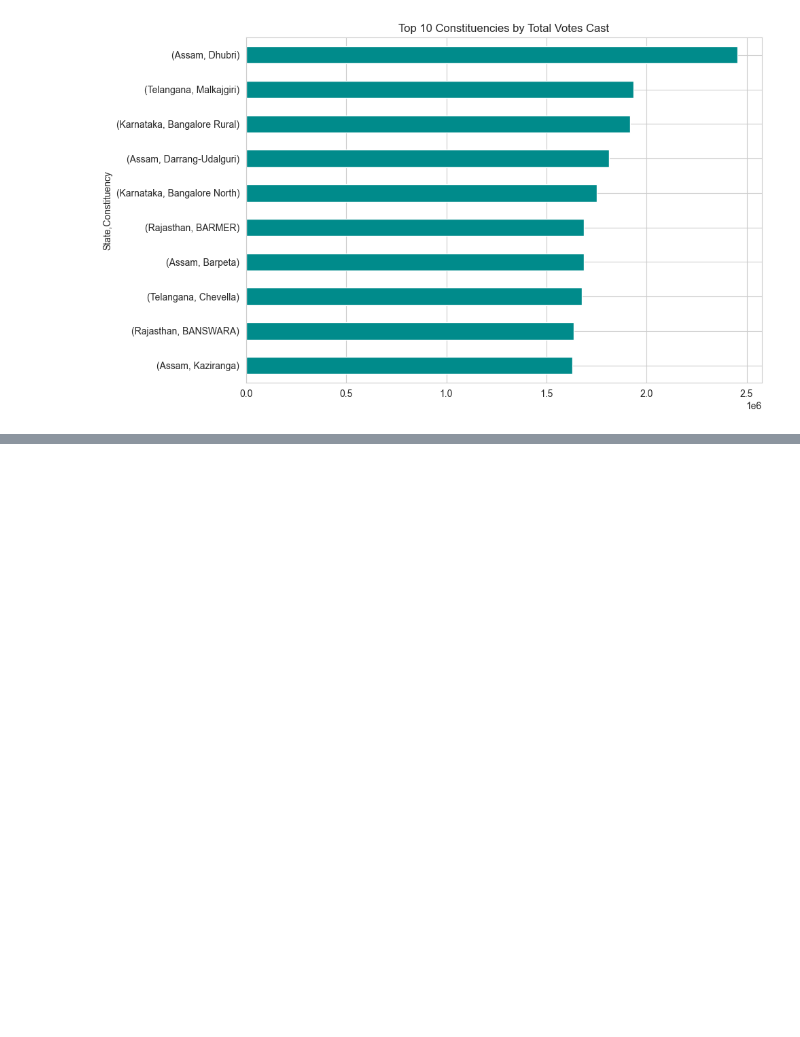
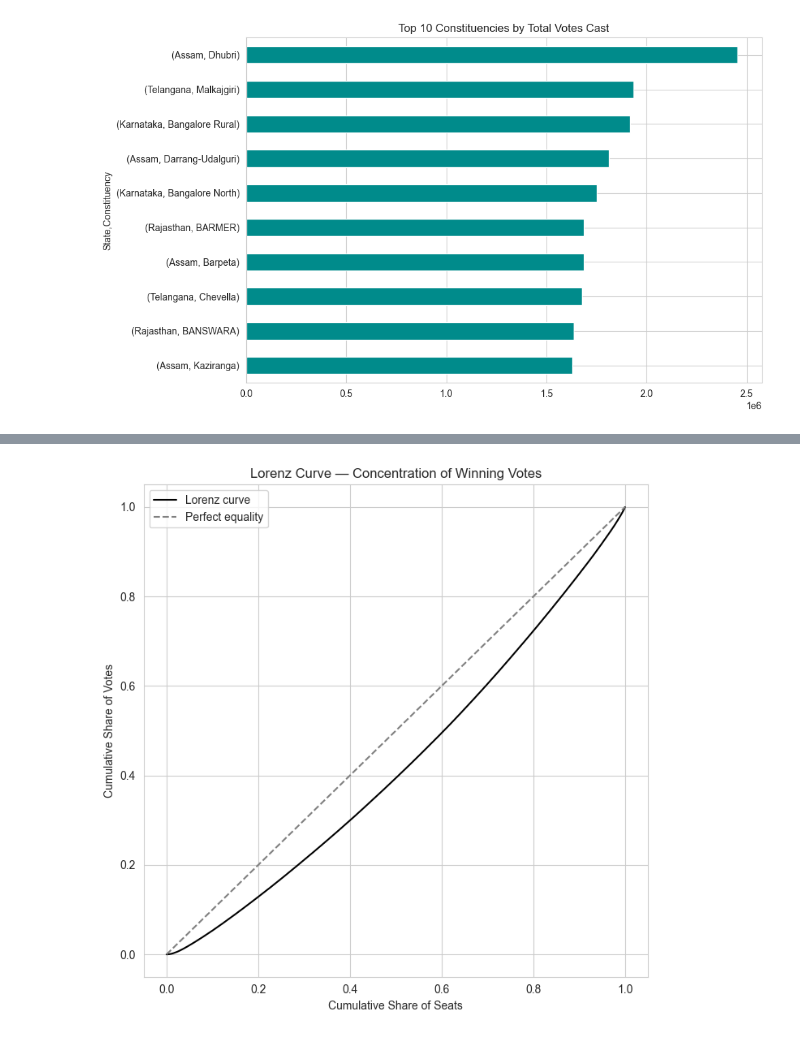
Before and after one commit to geershatisaxena/Election, a Jupyter notebook: res.ipynb, the cells around one changed output, grey strips where cells are left out. Saved outputs shown, nothing was run; the diff lists cells and outputs as text; code cells hidden in the pictures; blank space fills up the shorter version.

```diff
--- a/res.ipynb
+++ b/res.ipynb
@@ -1421,0 +1439,13 @@ plt.tight_layout()
+# %%
+sorted_votes = np.sort(winners["Total Votes"].values)
+cum_votes = np.cumsum(sorted_votes) / sorted_votes.sum()
+plt.figure(figsize=(7, 7))
+plt.plot(np.linspace(0, 1, len(cum_votes)), cum_votes, color="black", label="Lorenz curve")
+plt.plot([0, 1], [0, 1], linestyle="--", color="gray", label="Perfect equality")
+plt.title("Lorenz Curve — Concentration of Winning Votes")
+plt.xlabel("Cumulative Share of Seats")
+plt.ylabel("Cumulative Share of Votes")
+plt.legend()
+plt.tight_layout()
+# %% [output]
+[figure, added]
```
Also changed, not shown: parts of 3 cells of this notebook.
